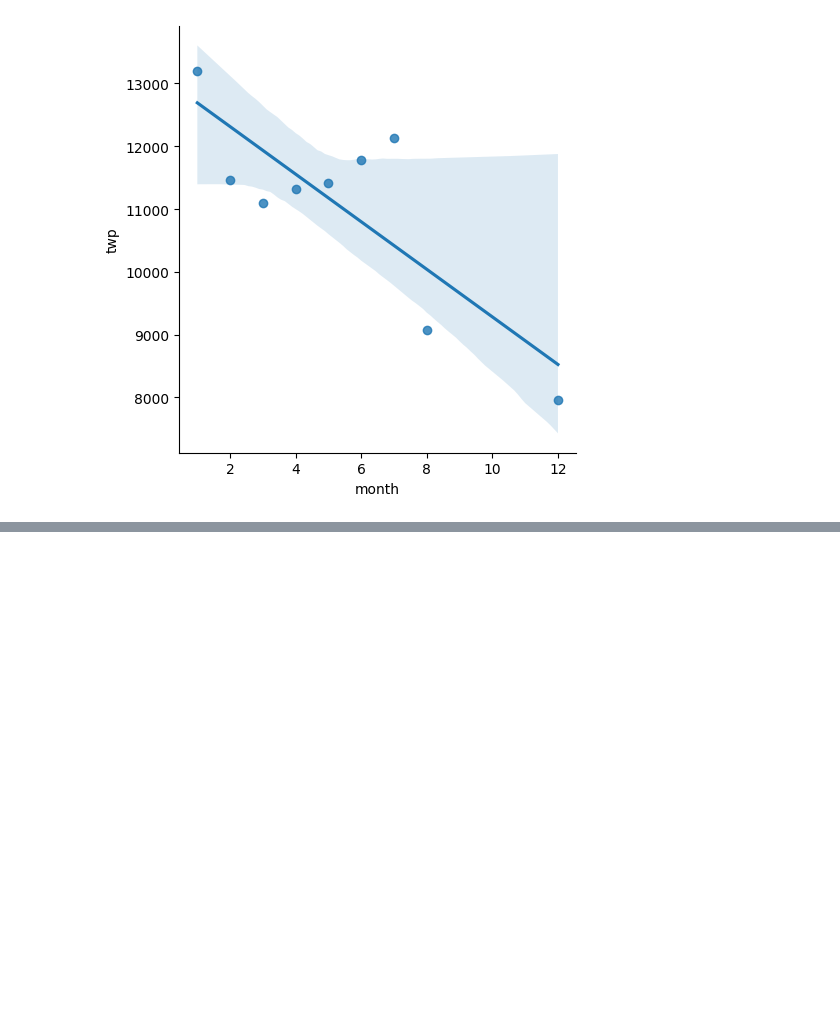
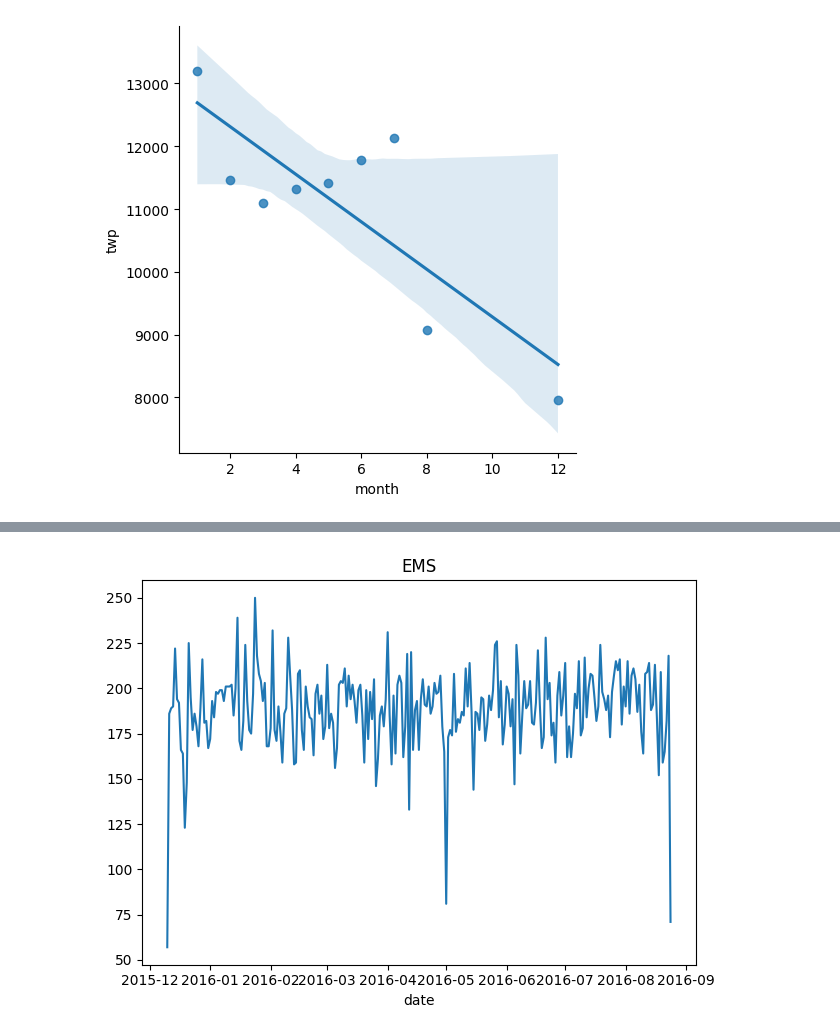
Before and after one commit to KemalYukselir/911_Calls_Analysis, a Jupyter notebook: 911_EDA.ipynb, the cells around one changed output, grey strips where cells are left out. Saved outputs shown, nothing was run; the diff lists cells and outputs as text; code cells hidden in the pictures; blank space fills up the shorter version.

```diff
--- a/911_EDA.ipynb
+++ b/911_EDA.ipynb
@@ -193,0 +223,6 @@ sns.lmplot(x='month',y='twp',data=byMonth.reset_index())
+# %%
+df[df['Reason']=='EMS'].groupby('date').count()['twp'].plot()
+plt.title('EMS')
+plt.tight_layout()
+# %% [output]
+[figure, added]
```
Also changed, not shown: parts of 5 cells of this notebook.
